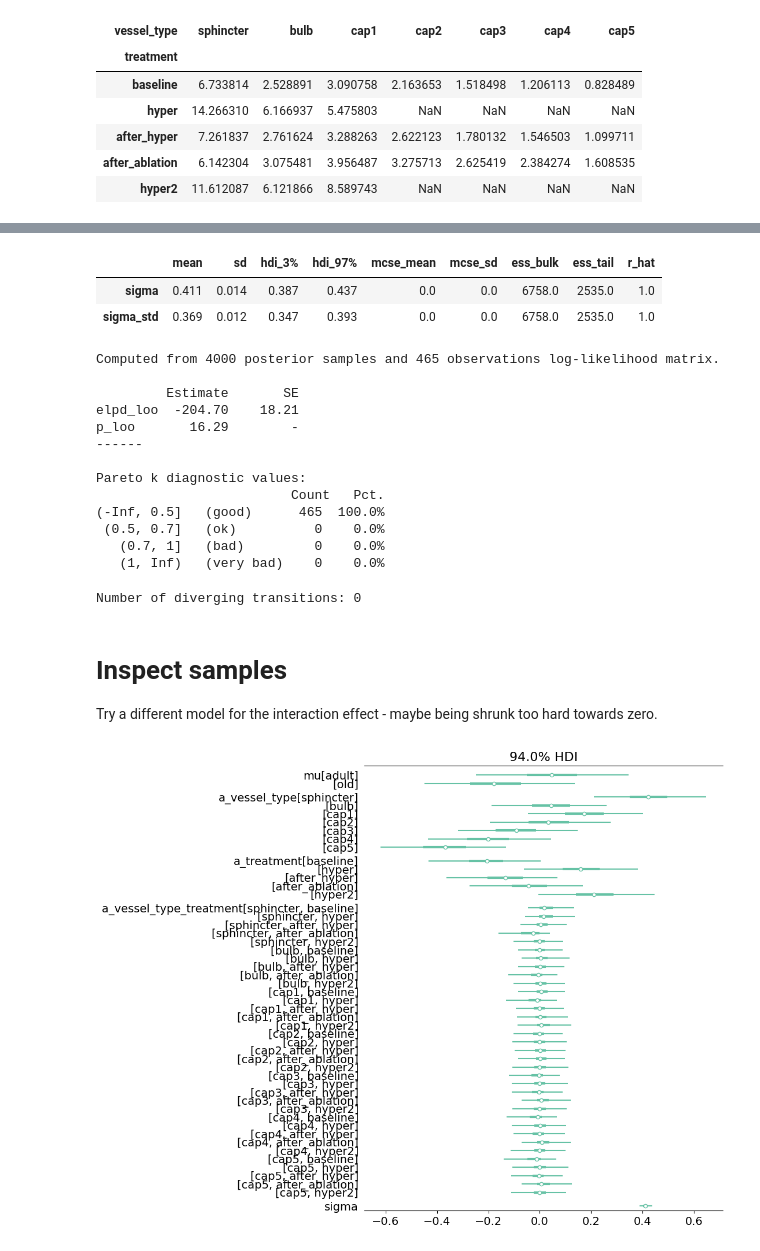
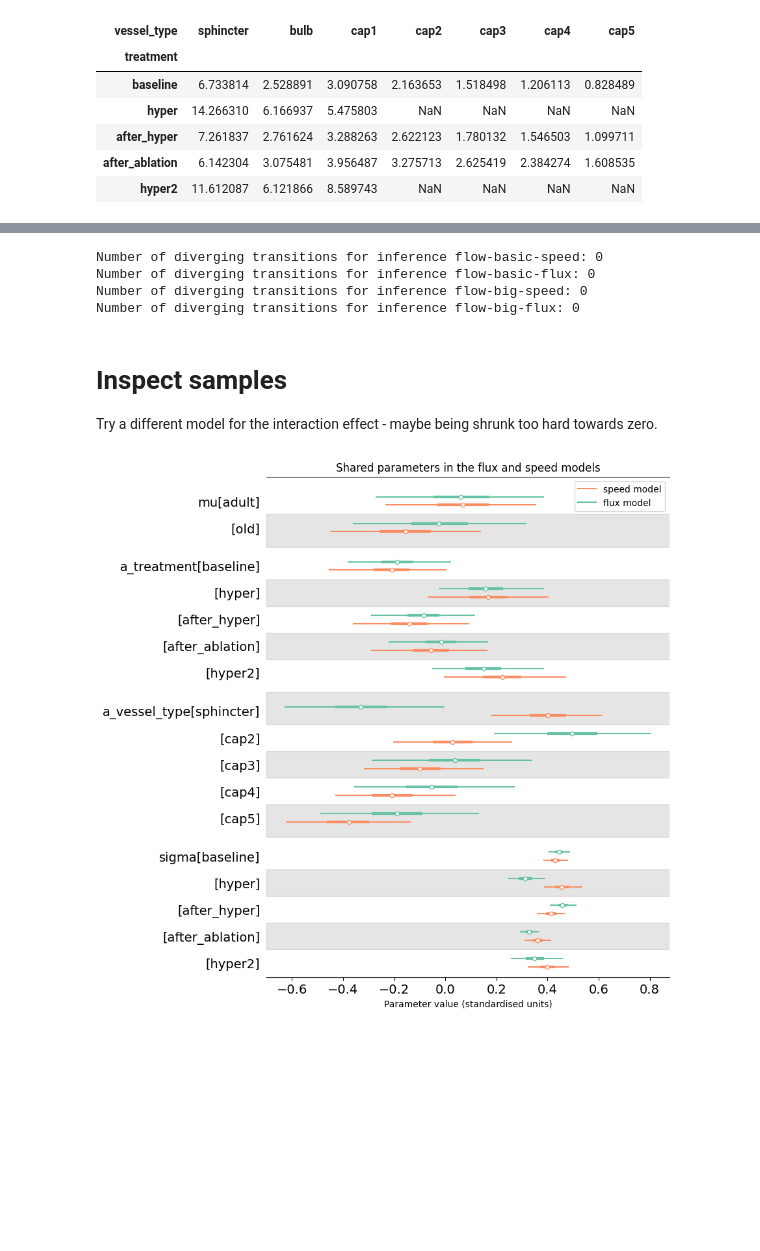
Before and after one commit to teddygroves/sphincter, a Jupyter notebook: sphincter/flow.ipynb, the cells around one changed output, grey strips where cells are left out. Saved outputs shown, nothing was run; the diff lists cells and outputs as text; code cells hidden in the pictures; blank space fills up the shorter version.

```diff
--- a/sphincter/flow.ipynb
+++ b/sphincter/flow.ipynb
@@ -19,2 +18,7 @@ IDATA_PATH = os.path.join("..", "inferences", "flow-basic", "idata")
+# %%
+idatas = {
+    dirname: az.from_zarr(os.path.join("..", "inferences", dirname, "idata"))
+    for dirname in ["flow-basic-speed", "flow-basic-flux", "flow-big-speed", "flow-big-flux"]
+}
 # %%
 raw = pd.read_csv("../data/raw/data_sphincter_paper.csv")
@@ -153,42 +169,31 @@ Inference data with groups:
-# %%
-az.summary(idata, var_names=["sigma", "sigma_std"])
-# %% [output]
-|  | mean | sd | hdi_3% | hdi_97% | mcse_mean | mcse_sd | ess_bulk | ess_tail | r_hat |
-| sigma | 0.411 | 0.014 | 0.387 | 0.437 | 0.0 | 0.0 | 6758.0 | 2535.0 | 1.0 |
-| sigma_std | 0.369 | 0.012 | 0.347 | 0.393 | 0.0 | 0.0 | 6758.0 | 2535.0 | 1.0 |
-# %%
-az.loo(idata)
-# %% [output]
-Computed from 4000 posterior samples and 465 observations log-likelihood matrix.
-
-         Estimate       SE
-elpd_loo  -204.70    18.21
-p_loo       16.29        -
-------
-
-Pareto k diagnostic values:
-                         Count   Pct.
-(-Inf, 0.5]   (good)      465  100.0%
- (0.5, 0.7]   (ok)          0    0.0%
-   (0.7, 1]   (bad)         0    0.0%
-   (1, Inf)   (very bad)    0    0.0%
 # %%
-print(f"Number of diverging transitions: " +  str(idata.sample_stats.diverging.values.sum()))
+for idata_name, idata in idatas.items():
+    print(
+        f"Number of diverging transitions for inference {idata_name}: "
+        +  str(idata.sample_stats.diverging.values.sum())
+)
 # %% [output]
-Number of diverging transitions: 0
+Number of diverging transitions for inference flow-basic-speed: 0
+Number of diverging transitions for inference flow-basic-flux: 0
+Number of diverging transitions for inference flow-big-speed: 0
+Number of diverging transitions for inference flow-big-flux: 0
 # %% [markdown]
 # Inspect samples
 
 
 Try a different model for the interaction effect - maybe being shrunk too hard towards zero.
 # %%
-vars = ["mu", "a_vessel_type", "a_treatment", "a_vessel_type_treatment", "sigma"]
+vars = ["mu", "a_treatment", "a_vessel_type", "sigma"]
 f, ax = plt.subplots(figsize=[8, 10], sharex=True)
 az.plot_forest(
-    idata,
+    [idatas["flow-basic-flux"], idatas["flow-basic-speed"]],
+    model_names=["flux model", "speed model"],
+    coords={"vessel_type": ["sphincter", "cap2", "cap3", "cap4", "cap5"]},
     ax=ax,
     combined=True,
     var_names=vars,
 );
+ax.set(title="Shared parameters in the flux and speed models", xlabel="Parameter value (standardised units)");
+f.savefig(os.path.join(PLOTS_DIR, f"flow-shared-parameters.png"), bbox_inches="tight")
 # %% [output]
-[figure, old version]
+[figure, new version]
```
Also changed, not shown: parts of 18 cells of this notebook, 8 other files.
